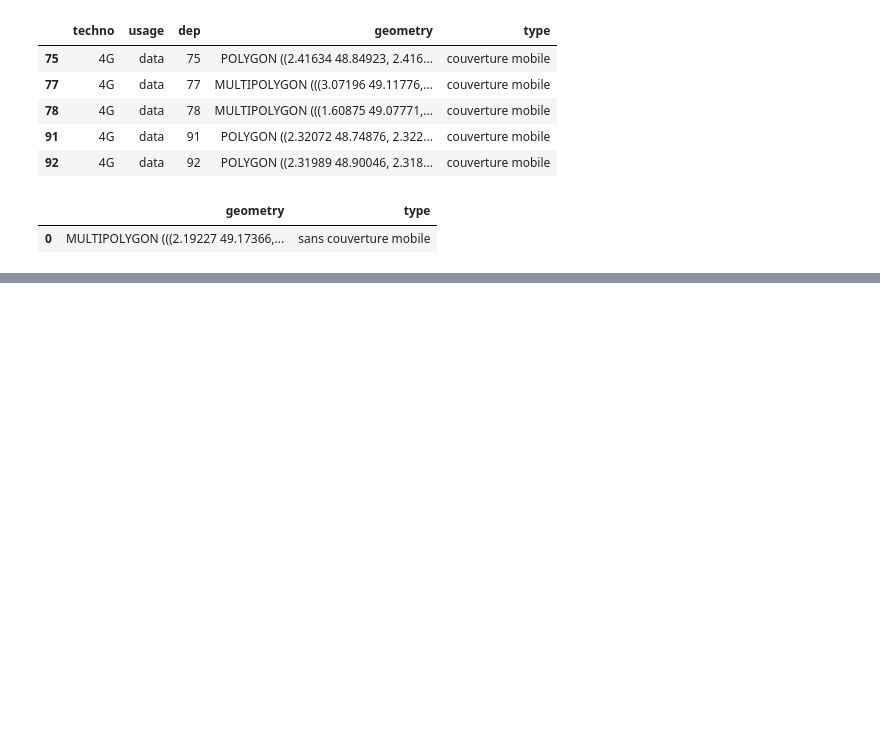
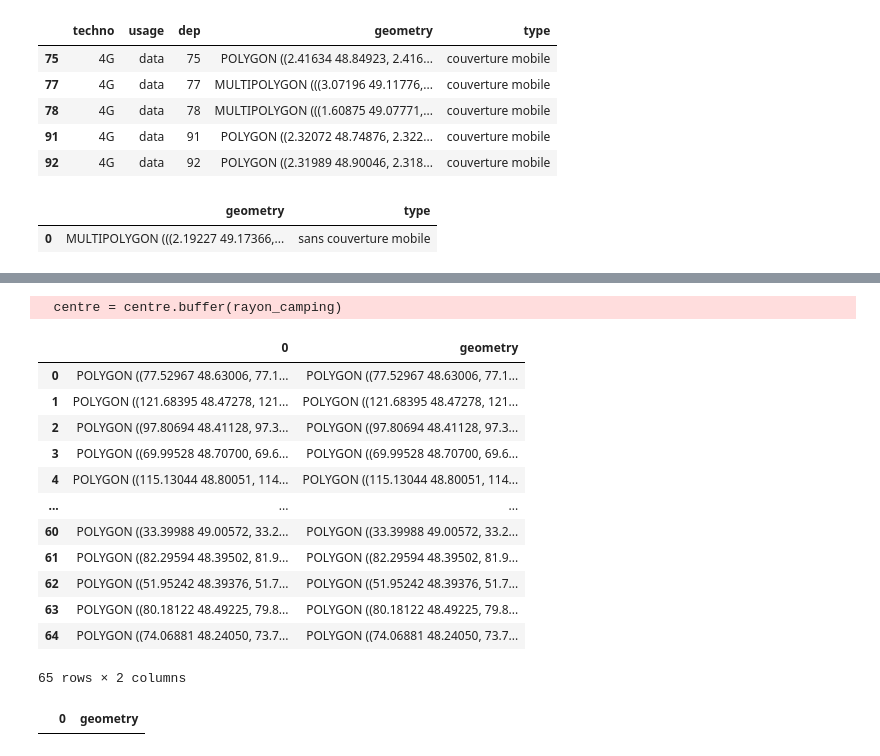
Before and after one commit to LeelaTEnsae/Projet, a Jupyter notebook: Visualisation.ipynb, the cells around one changed output, grey strips where cells are left out. Saved outputs shown, nothing was run; the diff lists cells and outputs as text; code cells hidden in the pictures; blank space fills up the shorter version.

Commit message:
Couverture Mobile
Debut de travail sur le rapport de surface de camping sans couverture mobile

```diff
--- a/Visualisation.ipynb
+++ b/Visualisation.ipynb
@@ -306,0 +333,27 @@ base_fusion.head()
+# %%
+centre = camping
+# %%
+centre.crs = {"init" : "epsg:4326"}
+centre = centre.to_crs(epsg = 4326)
+# %%
+centre = centre.buffer(rayon_camping)
+# %% [output]
+  centre = centre.buffer(rayon_camping)
+# %%
+centre = gpd.GeoDataFrame(centre, geometry = centre.values)
+# %%
+centre
+# %% [output]
+|  | 0 | geometry |
+| 0 | POLYGON ((77.52967 48.63006, 77.1... | POLYGON ((77.52967 48.63006, 77.1... |
+| 1 | POLYGON ((121.68395 48.47278, 121... | POLYGON ((121.68395 48.47278, 121... |
+| 2 | POLYGON ((97.80694 48.41128, 97.3... | POLYGON ((97.80694 48.41128, 97.3... |
+| 3 | POLYGON ((69.99528 48.70700, 69.6... | POLYGON ((69.99528 48.70700, 69.6... |
+| 4 | POLYGON ((115.13044 48.80051, 114... | POLYGON ((115.13044 48.80051, 114... |
+| ... | ... | ... |
+| 60 | POLYGON ((33.39988 49.00572, 33.2... | POLYGON ((33.39988 49.00572, 33.2... |
+| 61 | POLYGON ((82.29594 48.39502, 81.9... | POLYGON ((82.29594 48.39502, 81.9... |
+| 62 | POLYGON ((51.95242 48.39376, 51.7... | POLYGON ((51.95242 48.39376, 51.7... |
+| 63 | POLYGON ((80.18122 48.49225, 79.8... | POLYGON ((80.18122 48.49225, 79.8... |
+| 64 | POLYGON ((74.06881 48.24050, 73.7... | POLYGON ((74.06881 48.24050, 73.7... |
+65 rows × 2 columns
@@ -306,0 +363,4 @@ base_fusion.head()
+# %%
+centre[centre["geometry"].overlaps(sans_mobile_idf) == True]
+# %% [output]
+|  | 0 | geometry |
```
Also changed, not shown: parts of 11 cells of this notebook, 3 other files.
